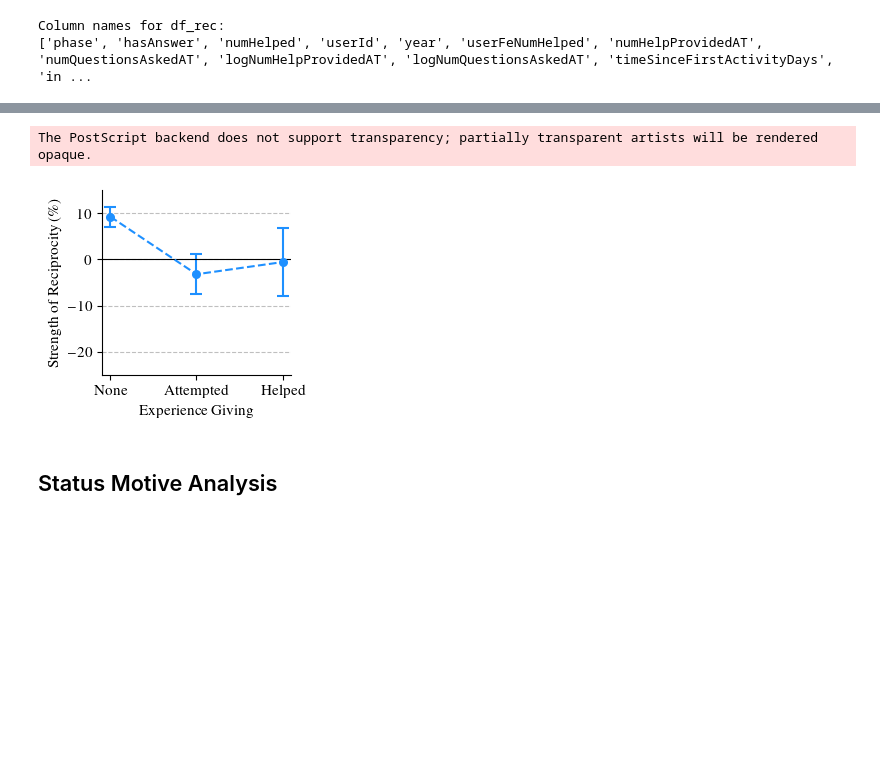
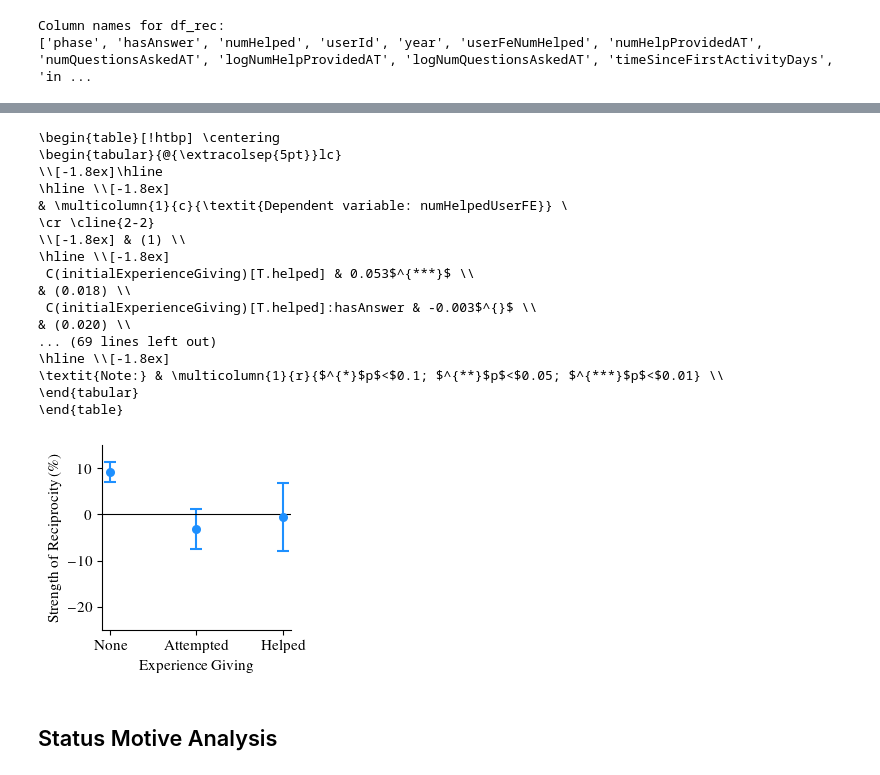
Before and after one commit to svenprue/prosocial-status-online-community, a Jupyter notebook: additional_analysis/Mechanism_Analysis_Plotting.ipynb, the cells around one changed output, grey strips where cells are left out. Cells and saved outputs as stored; diff of their text form; code cells hidden in the pictures; blank space fills up the shorter version.

```diff
--- a/additional_analysis/Mechanism_Analysis_Plotting.ipynb
+++ b/additional_analysis/Mechanism_Analysis_Plotting.ipynb
@@ -38,6 +38,11 @@ print(df_rec.columns.tolist())
 Column names for df_rec:
 ['phase', 'hasAnswer', 'numHelped', 'userId', 'year', 'userFeNumHelped', 'numHelpProvidedAT', 'numQuestionsAskedAT', 'logNumHelpProvidedAT', 'logNumQuestionsAskedAT', 'timeSinceFirstActivityDays', 'in ...
 # %%
+import pandas as pd
+import numpy as np
+import matplotlib.pyplot as plt
+import statsmodels.formula.api as smf
+
 filtered_df = df_rec[(df_rec['numQuestionsAskedAT'].isin([0, 1]))]
 user_ids_both_0_and_1 = filtered_df.groupby('userId')['numQuestionsAskedAT'].apply(lambda x: set(x) == {0, 1}).reset_index()
 user_ids_both_0_and_1 = user_ids_both_0_and_1[user_ids_both_0_and_1['numQuestionsAskedAT'] == True]['userId']
@@ -48,17 +53,17 @@ filtered_df['numHelpedUserFE'] = filtered_df['numHelped'] - mean_numHelped_by_us
 filtered_df['logtimeSinceFirstActivityDays'] = np.log(1 + filtered_df['timeSinceFirstActivityDays'])
 
 
-formula = 'numHelpedUserFE ~ phase*C(initialExperienceReceiving)*hasAnswer + phase*hasAnswer*logtimeSinceFirstActivityDays'
+formula = 'numHelpedUserFE ~ phase*C(initialExperienceReceiving)*hasAnswer + phase*hasAnswer*logtimeSinceFirstActivityDays + C(year)'
 
 # Fit the logistic model using the formula and clustered standard errors
 model = smf.ols(formula=formula, data=filtered_df).fit(cov_type='cluster', cov_kwds={'groups': filtered_df['userId']})
-# print(model.summary())
 
-import pandas as pd
-import numpy as np
-import matplotlib.pyplot as plt
-import statsmodels.formula.api as smf
-
+stargazer = Stargazer([model])
+stargazer.significant_digits(3)
+stargazer.show_degrees_of_freedom(False)
+stargazer.show_model_numbers(True)
+latex_output = stargazer.render_latex()
+print(latex_output)
 
 def set_size(width=433.62, fraction=1, height_scale=1.0, equal_height_to_fraction_1=False):
     """
@@ -195,7 +200,7 @@ def create_plot_from_model(model, df_rec):
         y=plot_data['Effect_Percent'],
         yerr=plot_data['StdError_Percent'],
         marker='o',              # Use a dot for the effect size
-        linestyle='--',         # Connect dots with a dashed line
+        linestyle='None',         # Connect dots with a dashed line
         capsize=4,               # Size of the error bar caps
         color='dodgerblue',      # Color for the line, markers, and error bars
         elinewidth=1.5,          # Thickness of the error bar lines
@@ -210,7 +215,7 @@ def create_plot_from_model(model, df_rec):
     ax.axhline(0, color='black', linewidth=0.8)
     ax.spines['right'].set_visible(False)
     ax.spines['top'].set_visible(False)
-    ax.yaxis.grid(True, linestyle='--', which='major', color='gray', alpha=0.5)
+    ax.yaxis.grid(True, linestyle='None', which='major', color='gray', alpha=0.5)
     ax.set_axisbelow(True)
     fig.tight_layout()
 
@@ -238,11 +259,16 @@ mean_numHelped_by_user = filtered_df.groupby(['userId', 'phase'])['numHelped'].t
 filtered_df['numHelpedUserFE'] = filtered_df['numHelped'] - mean_numHelped_by_user
 filtered_df['logtimeSinceFirstActivityDays'] = np.log(1 + filtered_df['timeSinceFirstActivityDays'])
 
-formula = 'numHelpedUserFE ~ phase * C(initialExperienceGiving) * hasAnswer + phase*hasAnswer*logtimeSinceFirstActivityDays'
+formula = 'numHelpedUserFE ~ phase * C(initialExperienceGiving) * hasAnswer + phase*hasAnswer*logtimeSinceFirstActivityDays + C(year)'
 
 # Fit the logistic model using the formula and clustered standard errors
 model = smf.ols(formula=formula, data=filtered_df).fit(cov_type='cluster', cov_kwds={'groups': filtered_df['userId']})
-# print(model.summary())
+stargazer = Stargazer([model])
+stargazer.significant_digits(3)
+stargazer.show_degrees_of_freedom(False)
+stargazer.show_model_numbers(True)
+latex_output = stargazer.render_latex()
+print(latex_output)
 
 def set_size(width=433.62, fraction=1, height_scale=1.0, equal_height_to_fraction_1=False):
     """
@@ -376,37 +402,53 @@ def create_plot_from_model(model, df_rec):
     # *** MODIFICATION START ***
     # Instead of ax.bar, we use ax.errorbar to create the dot-and-whisker plot.
     ax.errorbar(
         x=plot_data['Category'],
         y=plot_data['Effect_Percent'],
         yerr=plot_data['StdError_Percent'],
         marker='o',              # Use a dot for the effect size
-        linestyle='--',         # Connect dots with a dashed line
+        linestyle='None',         # Connect dots with a dashed line
         capsize=4,               # Size of the error bar caps
         color='dodgerblue',      # Color for the line, markers, and error bars
         elinewidth=1.5,          # Thickness of the error bar lines
         markeredgewidth=1.5,     # Edge thickness of the markers
         markersize=5             # Size of the markers
     )
     ax.set_ylim(-25, 15)
     ax.set_ylabel('Strength of Reciprocity (\\%)')
     ax.set_xlabel('Experience Giving')
     ax.axhline(0, color='black', linewidth=0.8)
     ax.spines['right'].set_visible(False)
     ax.spines['top'].set_visible(False)
-    ax.yaxis.grid(True, linestyle='--', which='major', color='gray', alpha=0.5)
+    ax.yaxis.grid(True, linestyle='None', which='major', color='gray', alpha=0.5)
     ax.set_axisbelow(True)
     fig.tight_layout()
 
     output_filename = "../plots/reciprocity_exp_giving.eps"
     plt.savefig(output_filename, format='eps', dpi=1000, bbox_inches='tight')
     # print(f"Plot saved successfully as {output_filename}")
     plt.show()
 
 # Example usage (assuming 'model' and 'filtered_df' are pre-existing):
 create_plot_from_model(model=model, df_rec=filtered_df)
 # %% [output]
-The PostScript backend does not support transparency; partially transparent artists will be rendered opaque.
+\begin{table}[!htbp] \centering
+\begin{tabular}{@{\extracolsep{5pt}}lc}
+\\[-1.8ex]\hline
+\hline \\[-1.8ex]
+& \multicolumn{1}{c}{\textit{Dependent variable: numHelpedUserFE}} \
+\cr \cline{2-2}
+\\[-1.8ex] & (1) \\
+\hline \\[-1.8ex]
+ C(initialExperienceGiving)[T.helped] & 0.053$^{***}$ \\
+& (0.018) \\
+ C(initialExperienceGiving)[T.helped]:hasAnswer & -0.003$^{}$ \\
+& (0.020) \\
+... (69 lines left out)
+\hline \\[-1.8ex]
+\textit{Note:} & \multicolumn{1}{r}{$^{*}$p$<$0.1; $^{**}$p$<$0.05; $^{***}$p$<$0.01} \\
+\end{tabular}
+\end{table}
-[figure, old version]
+[figure, new version]
 # %% [markdown]
 ## Status Motive Analysis
 # %%
```
Also changed, not shown: parts of 4 cells of this notebook.
